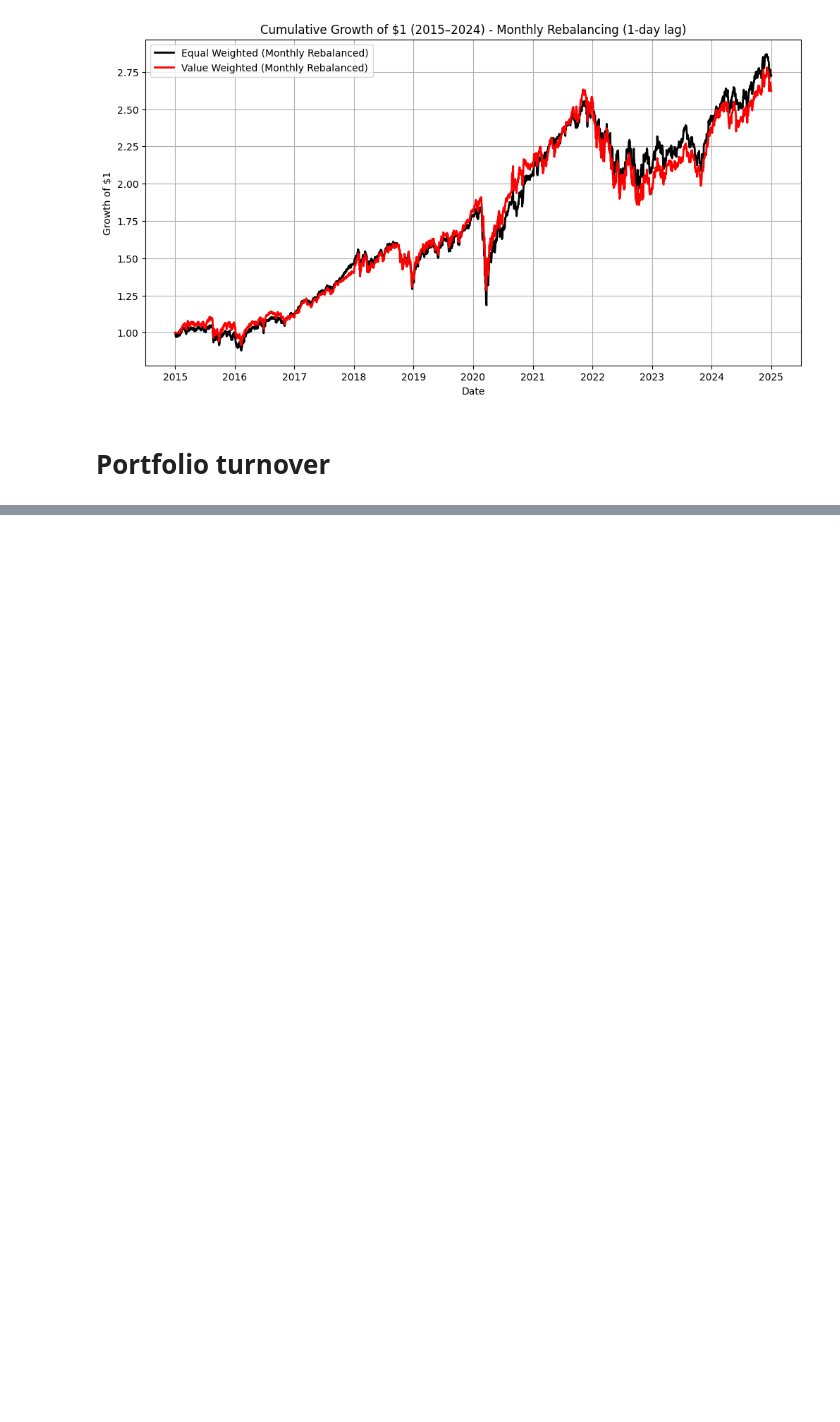
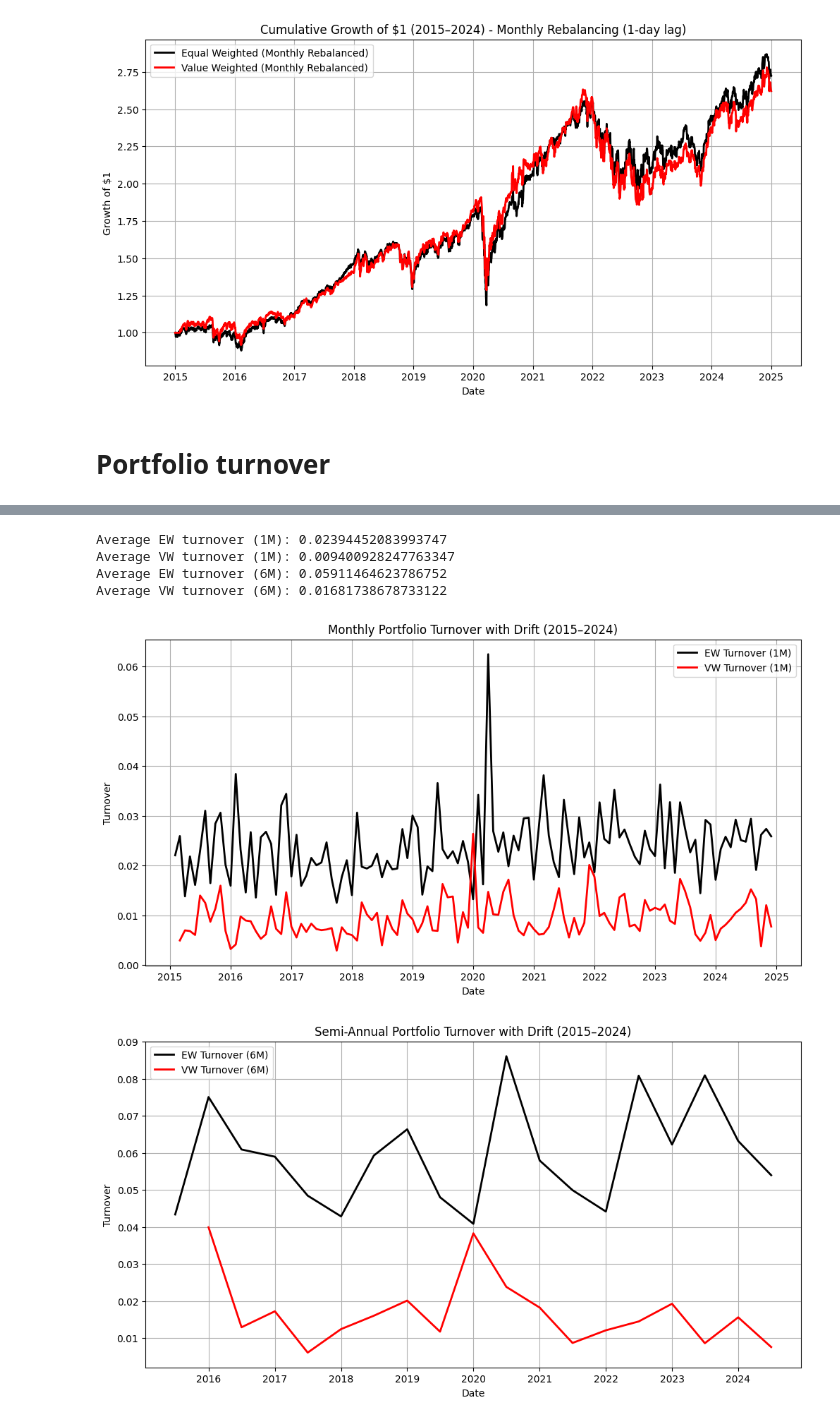
Before and after one commit to LucaFeltrin14/Quant_Proj1, a Jupyter notebook: sp500v2.ipynb, the cells around one changed output, grey strips where cells are left out. Drawn from its saved outputs; the diff is of its cells as text; code cells hidden in the pictures; blank space fills up the shorter version.

```diff
--- a/sp500v2.ipynb
+++ b/sp500v2.ipynb
@@ -288,0 +194,6 @@ Average VW turnover (6M): 0.033561448149027236
+# %%
+# Monthly
+first_days_1m = df_returns.resample("MS").first().index
+
+# Semi-annual (every 6 months)
+first_days_6m = df_returns.resample("6MS").first().index
@@ -288,0 +256,47 @@ Average VW turnover (6M): 0.033561448149027236
+# %%
+# Simple returns from your log returns
+df_simple_returns = np.exp(df_returns[selected]) - 1
+
+# Monthly turnover
+ew_turnover_1m = compute_turnover_with_drift(df_simple_returns, ew_monthly_targets)
+vw_turnover_1m = compute_turnover_with_drift(df_simple_returns, vw_monthly_targets)
+
+print("Average EW turnover (1M):", ew_turnover_1m.mean())
+print("Average VW turnover (1M):", vw_turnover_1m.mean())
+
+# Semi-annual turnover
+ew_turnover_6m = compute_turnover_with_drift(df_simple_returns, ew_6m_targets)
+vw_turnover_6m = compute_turnover_with_drift(df_simple_returns, vw_6m_targets)
+
+print("Average EW turnover (6M):", ew_turnover_6m.mean())
+print("Average VW turnover (6M):", vw_turnover_6m.mean())
+# %% [output]
+Average EW turnover (1M): 0.02394452083993747
+Average VW turnover (1M): 0.009400928247763347
+Average EW turnover (6M): 0.05911464623786752
+Average VW turnover (6M): 0.01681738678733122
+# %%
+plt.figure(figsize=(12,6))
+plt.plot(ew_turnover_1m.index, ew_turnover_1m, label="EW Turnover (1M)", color="black", linewidth=2)
+plt.plot(vw_turnover_1m.index, vw_turnover_1m, label="VW Turnover (1M)", color="red", linewidth=2)
+
+plt.title("Monthly Portfolio Turnover with Drift (2015–2024)")
+plt.xlabel("Date")
+plt.ylabel("Turnover")
+plt.legend()
+plt.grid(True)
+plt.show()
+
+plt.figure(figsize=(12,6))
+plt.plot(ew_turnover_6m.index, ew_turnover_6m, label="EW Turnover (6M)", color="black", linewidth=2)
+plt.plot(vw_turnover_6m.index, vw_turnover_6m, label="VW Turnover (6M)", color="red", linewidth=2)
+
+plt.title("Semi-Annual Portfolio Turnover with Drift (2015–2024)")
+plt.xlabel("Date")
+plt.ylabel("Turnover")
+plt.legend()
+plt.grid(True)
+plt.show()
+# %% [output]
+[figure, added]
+[figure, added]
```
Also changed, not shown: parts of 12 cells of this notebook, 1 other file.
